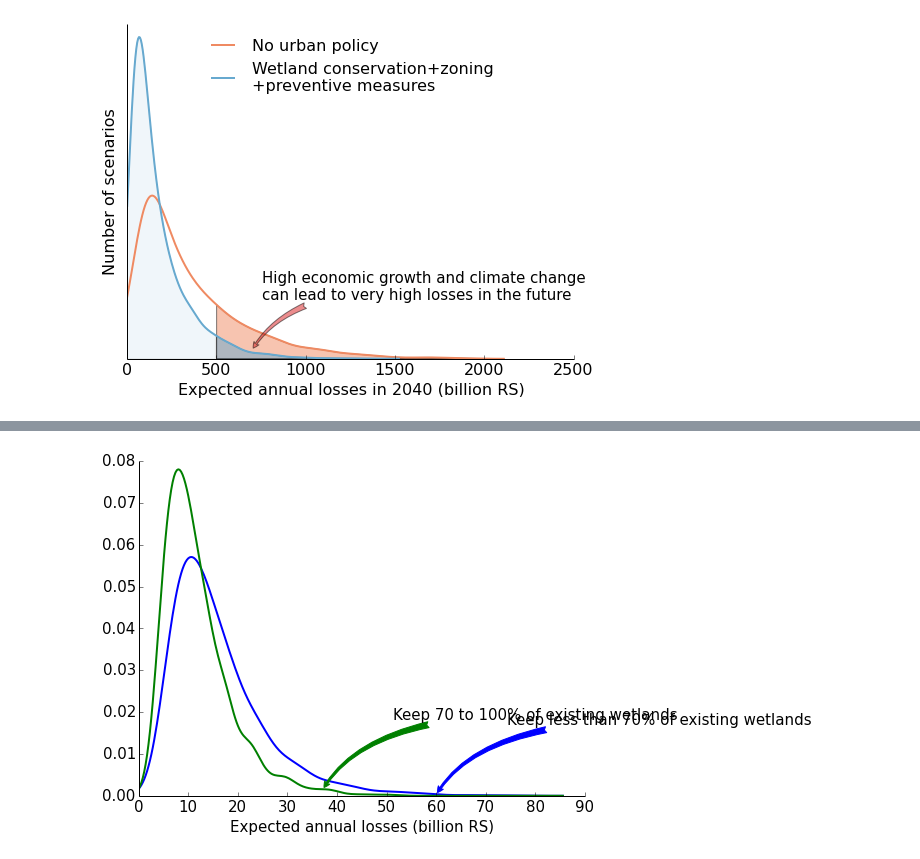
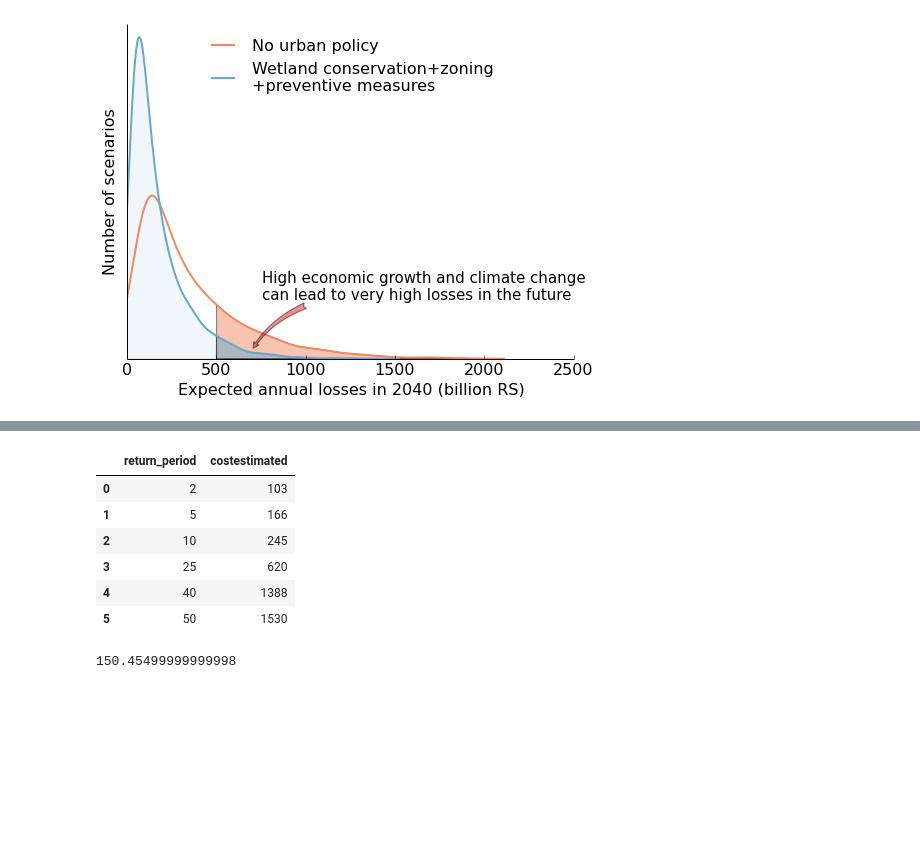
Before and after one commit to julierozz/create_files_for_mike11, a Jupyter notebook: all_results.ipynb, the cells around one changed output, grey strips where cells are left out. Cells and saved outputs as stored; diff of their text form; code cells hidden in the pictures; blank space fills up the shorter version.

```diff
--- a/all_results.ipynb
+++ b/all_results.ipynb
@@ -314,44 +152,0 @@ ax.yaxis.set_ticks_position('left')
-# %%
-font = {'family' : 'normal',
-        'weight' : 'normal',
-        'size'   : 15}
-plt.rc('font', **font)
-plt.figure(figsize=(8,6))
-ax=plt.subplot(111)
-
-select=losses['wetland_loss']>30
-
-density = gaussian_kde(losses.ix[select,'annuallosses'])
-xs = np.linspace(0,max(losses['annuallosses']*1.1),num=300)
-density.covariance_factor = lambda : .25
-density._compute_covariance()
-plt.plot(xs,density(xs),linewidth=2,color='blue')
-plt.annotate('Keep less than 70% of existing wetlands', xy=(xs[210], density(xs[210])),  xycoords='data',
-                    xytext=(70, 70), textcoords='offset points',
-                    size=15,
-                    #bbox=dict(boxstyle="round", fc="0.8"),
-                    arrowprops=dict(arrowstyle="fancy",
-                                    fc='blue', ec='blue',
-                                    patchB=None,
-                                    connectionstyle="angle3,angleA=0,angleB=60"),
-                        )
-density = gaussian_kde(losses.ix[~select,'annuallosses'])
-density.covariance_factor = lambda : .25
-density._compute_covariance()
-plt.plot(xs,density(xs),linewidth=2,color='green')
-plt.annotate('Keep 70 to 100% of existing wetlands', xy=(xs[130], density(xs[130])),  xycoords='data',
-                    xytext=(70, 70), textcoords='offset points',
-                    size=15,
-                    #bbox=dict(boxstyle="round", fc="0.8"),
-                    arrowprops=dict(arrowstyle="fancy",
-                                    fc='green', ec='green',
-                                    patchB=None,
-                                    connectionstyle="angle3,angleA=0,angleB=60"),
-                        )
-plt.xlabel('Expected annual losses (billion RS)')
-ax.spines['right'].set_visible(False)
-ax.spines['top'].set_visible(False)
-ax.xaxis.set_ticks_position('bottom')
-ax.yaxis.set_ticks_position('left')
-# %% [output]
-[figure, removed]
@@ -357,0 +171,22 @@ ax.yaxis.set_ticks_position('left')
+# %%
+current_costs=DataFrame(columns=['return_period','costestimated'])
+current_costs.loc[len(current_costs),:]=[2,103]
+current_costs.loc[len(current_costs),:]=[5,166]
+current_costs.loc[len(current_costs),:]=[10,245]
+current_costs.loc[len(current_costs),:]=[25,620]
+current_costs.loc[len(current_costs),:]=[40,1388]
+current_costs.loc[len(current_costs),:]=[50,1530]
+# %%
+current_costs
+# %% [output]
+|  | return_period | costestimated |
+| 0 | 2 | 103 |
+| 1 | 5 | 166 |
+| 2 | 10 | 245 |
+| 3 | 25 | 620 |
+| 4 | 40 | 1388 |
+| 5 | 50 | 1530 |
+# %%
+annual_losses(current_costs)
+# %% [output]
+150.45499999999998
```
Also changed, not shown: parts of 4 cells of this notebook, 7 other files.
